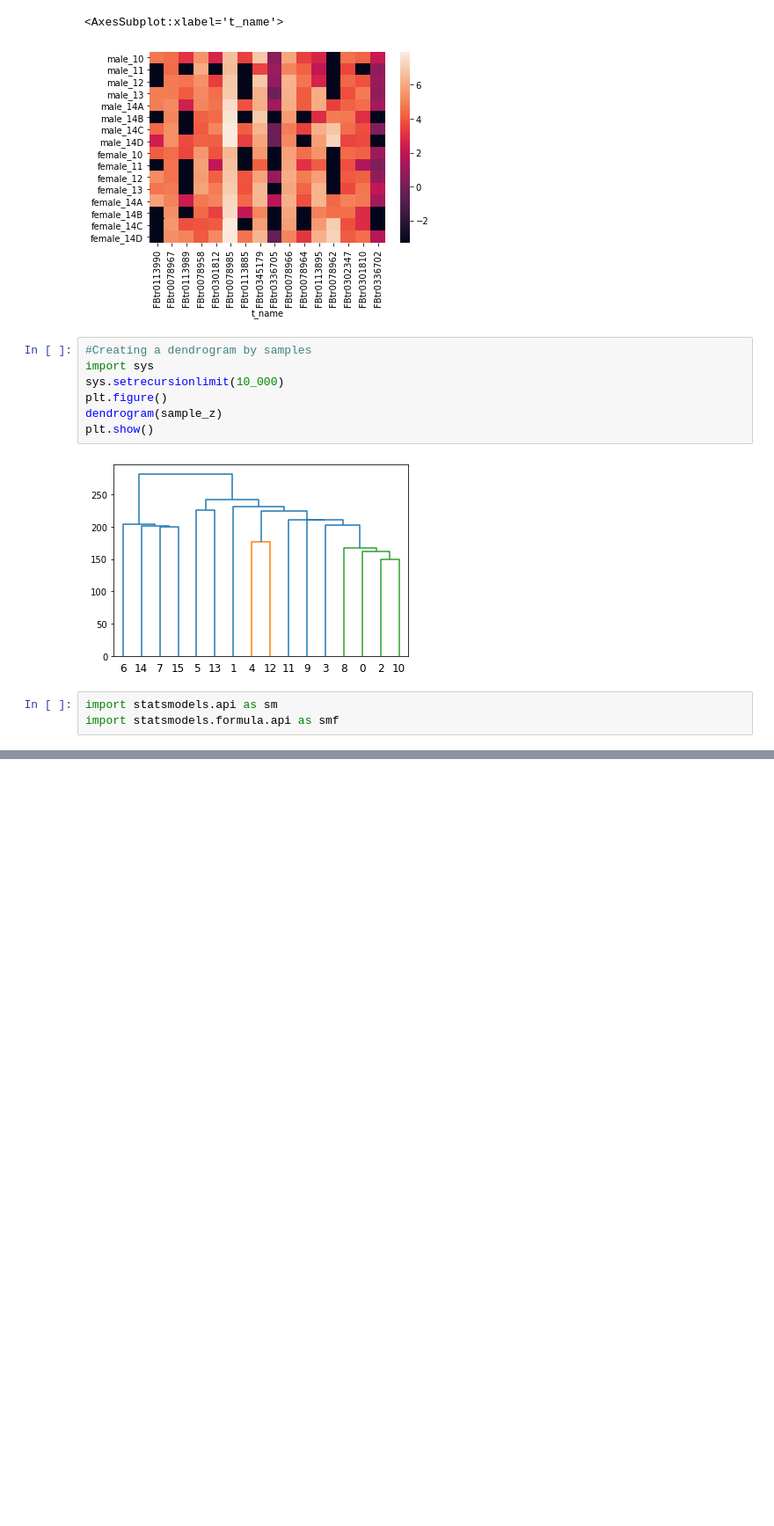
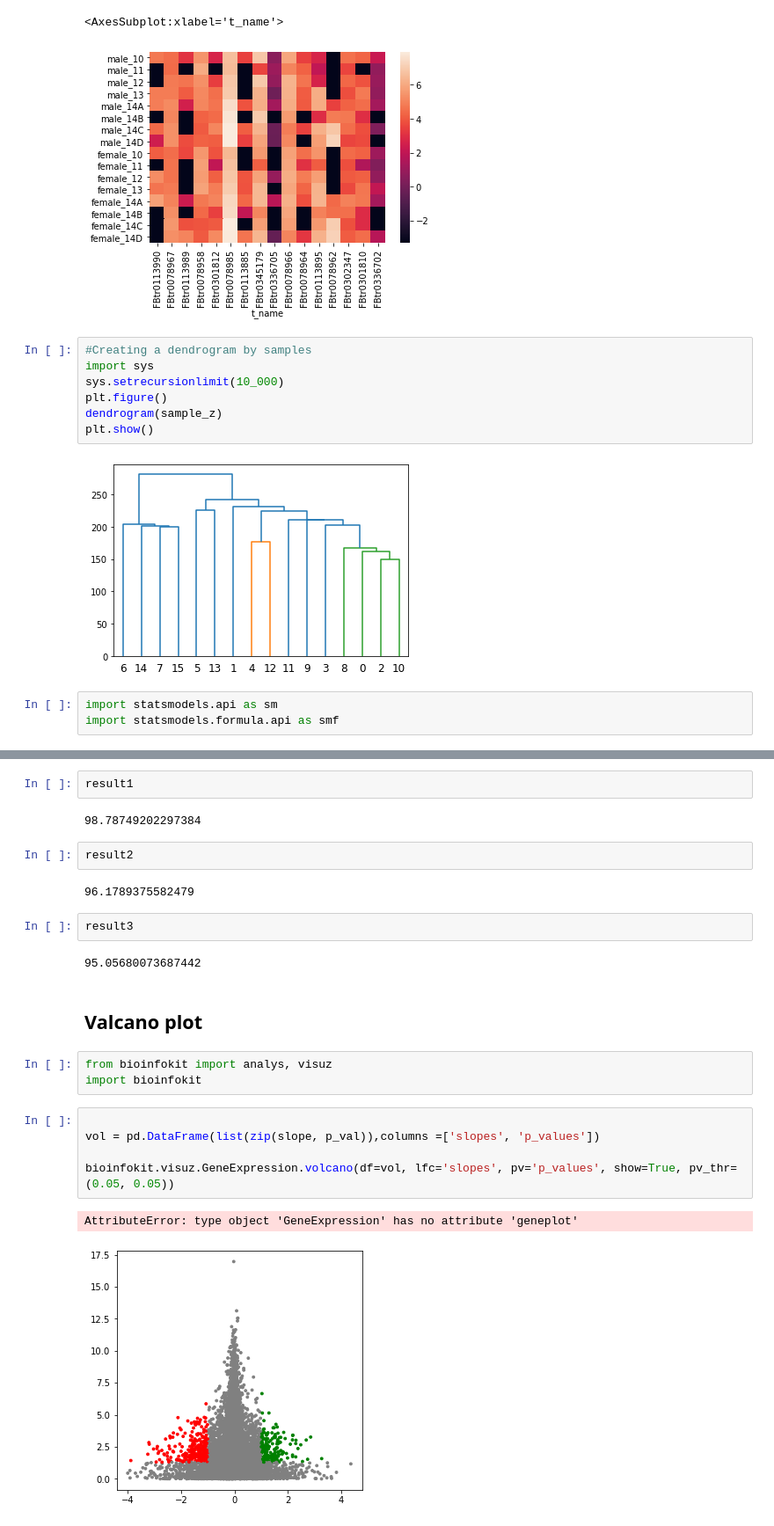
Before and after one commit to Hkhaira1/qbb2021-answers, a Jupyter notebook: week9/Gene_expression.ipynb, the cells around one changed output, grey strips where cells are left out. Shown at 88% size. Drawn from its saved outputs; the diff is of its cells as text; blank space fills up the shorter version.

```diff
--- a/week9/Gene_expression.ipynb
+++ b/week9/Gene_expression.ipynb
@@ -278,0 +493,25 @@ TypeError: string indices must be integers
+# %%
+result1
+# %% [output]
+98.78749202297384
+# %%
+result2
+# %% [output]
+96.1789375582479
+# %%
+result3
+# %% [output]
+95.05680073687442
+# %% [markdown]
+## Valcano plot
+# %%
+from bioinfokit import analys, visuz
+import bioinfokit
+# %%
+
+vol = pd.DataFrame(list(zip(slope, p_val)),columns =['slopes', 'p_values'])
+
+bioinfokit.visuz.GeneExpression.volcano(df=vol, lfc='slopes', pv='p_values', show=True, pv_thr=(0.05, 0.05))
+# %% [output]
+AttributeError: type object 'GeneExpression' has no attribute 'geneplot'
+[figure, added]
```
Also changed, not shown: parts of 26 cells of this notebook.
